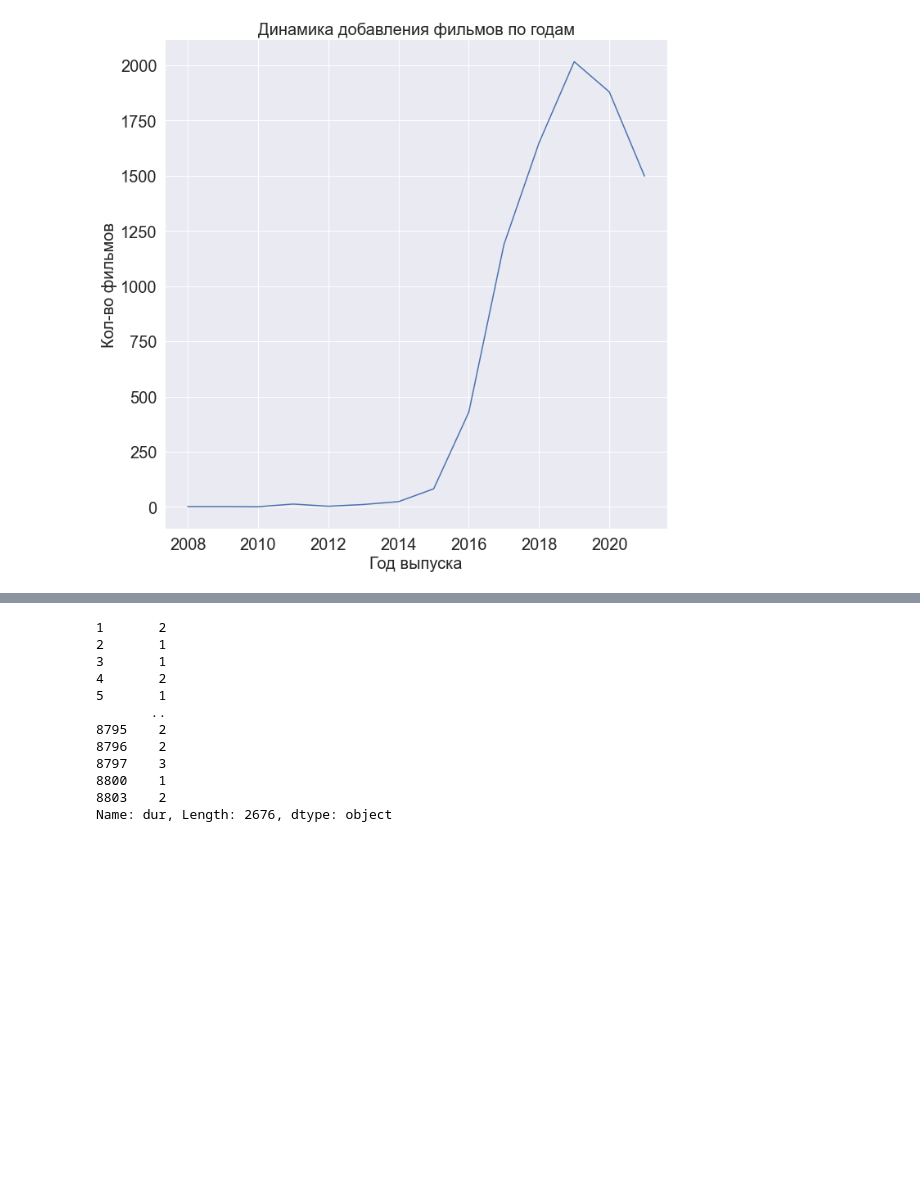
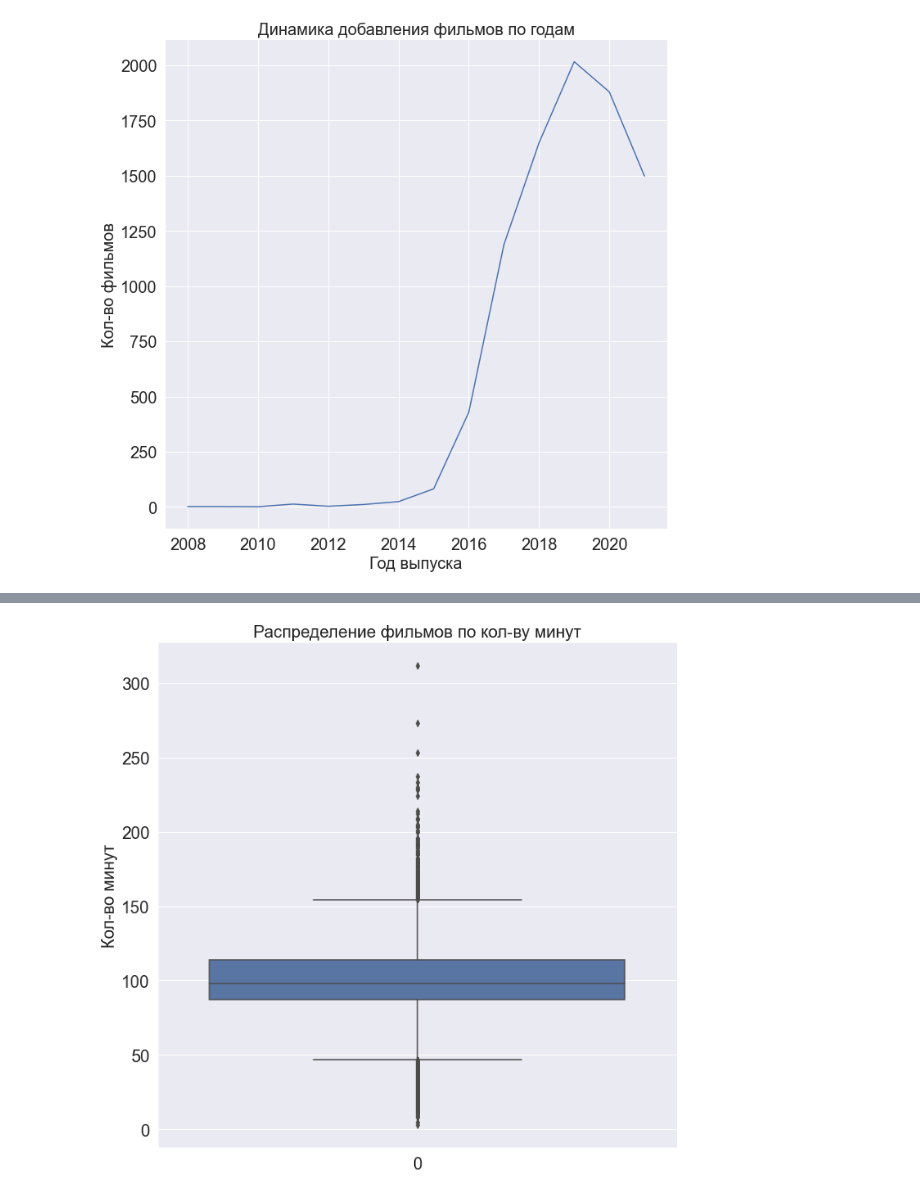
Before and after one commit to RussianStupidCode/netflix-dataset-visualization, a Jupyter notebook: notebook.ipynb, the cells around one changed output, grey strips where cells are left out. Drawn from its saved outputs; the diff is of its cells as text; code cells hidden in the pictures; blank space fills up the shorter version.

```diff
--- a/notebook.ipynb
+++ b/notebook.ipynb
@@ -62,21 +67,11 @@ set_plot_size(ax, "Год выпуска", "Кол-во фильмов", "Дин
 # %%
-# распределение сериалво по кол-ву сезонов
+# распределение фильмов по кол-ву минут (длительности)
 
-serial_frame = netflix_show_frame[netflix_show_frame["duration"].notna()].loc[netflix_show_frame["type"].str.contains("TV Show")]
-serial_frame["duration"] = netflix_show_frame["duration"].str.extract(".*(\d+).*")
+movie_frame = netflix_show_frame[netflix_show_frame["duration"].notna()].loc[netflix_show_frame["type"].str.contains("Movie")]
+movie_frame["duration"] = movie_frame["duration"].str.extract("\D*(\d+)\D*")
+movie_frame["duration"] = pd.to_numeric(movie_frame["duration"])
 
-#ax = sns.boxplot(data=netflix_show_frame["duration"])
-#set_plot_size(ax, "Год выпуска", "Кол-во фильмов", "Динамика добавления фильмов по годам")
+ax = sns.boxplot(data=movie_frame["duration"])
+set_plot_size(ax, "", "Кол-во минут", "Распределение фильмов по кол-ву минут")
 # %% [output]
-1       2
-2       1
-3       1
-4       2
-5       1
-       ..
-8795    2
-8796    2
-8797    3
-8800    1
-8803    2
-Name: dur, Length: 2676, dtype: object
+[figure, added]
```
Also changed, not shown: parts of 9 cells of this notebook.
